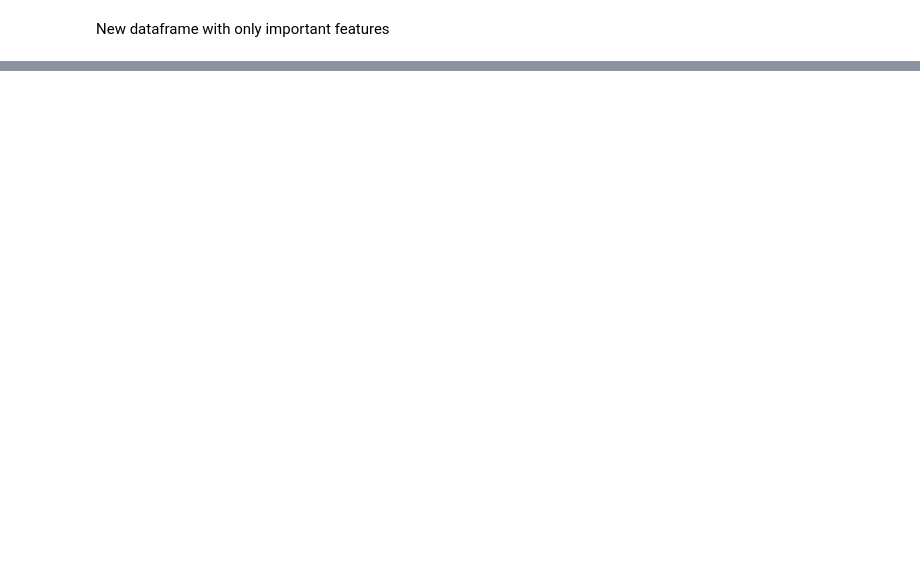
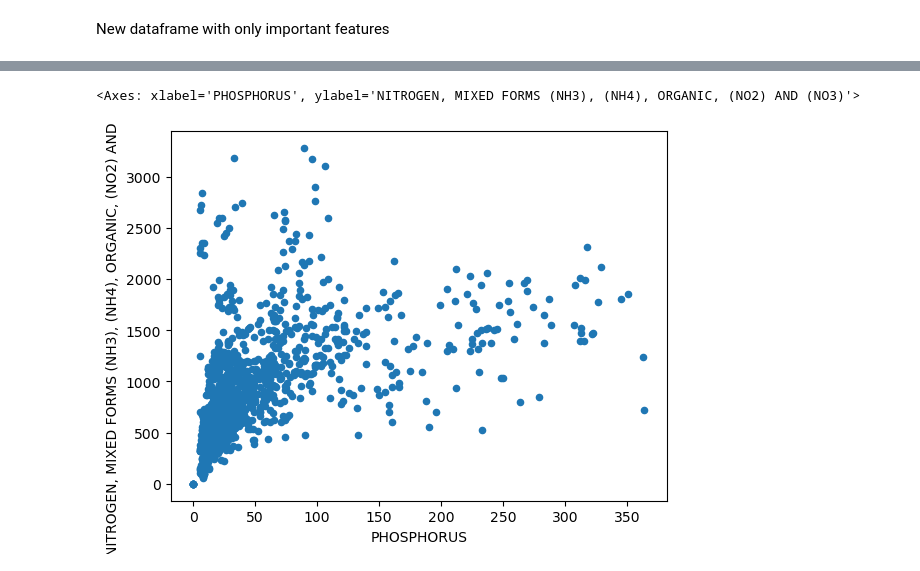
Before and after one commit to RoaringCamels/Predicting-quality-levels-in-water, a Jupyter notebook: Fornoavg.ipynb, the cells around one changed output, grey strips where cells are left out. Saved outputs shown, nothing was run; the diff lists cells and outputs as text; code cells hidden in the pictures; blank space fills up the shorter version.

```diff
--- a/Fornoavg.ipynb
+++ b/Fornoavg.ipynb
@@ -161,3 +152,13 @@ sdf.info()
+# %%
+sdf = sdf[sdf['NITROGEN, MIXED FORMS (NH3), (NH4), ORGANIC, (NO2) AND (NO3)'].between(0, 3500)]
+sdf = sdf[sdf['PHOSPHORUS'].between(0, 500)]
+sdf = sdf[sdf['CHLOROPHYLL A, UNCORRECTED FOR PHEOPHYTIN'].between(0, 180)]
+sdf = sdf[sdf['DEPTH, SECCHI DISK DEPTH'].between(0, 180)]
+# %%
+sdf.plot(kind = 'scatter', y = 'NITROGEN, MIXED FORMS (NH3), (NH4), ORGANIC, (NO2) AND (NO3)', x = 'PHOSPHORUS')
+# %% [output]
+<Axes: xlabel='PHOSPHORUS', ylabel='NITROGEN, MIXED FORMS (NH3), (NH4), ORGANIC, (NO2) AND (NO3)'>
+[figure, added]
 # %%
 #Making train and test sets only from important features
 X=sdf.loc[:,sdf.columns != 'NITROGEN, MIXED FORMS (NH3), (NH4), ORGANIC, (NO2) AND (NO3)']
```
Also changed, not shown: parts of 18 cells of this notebook.
